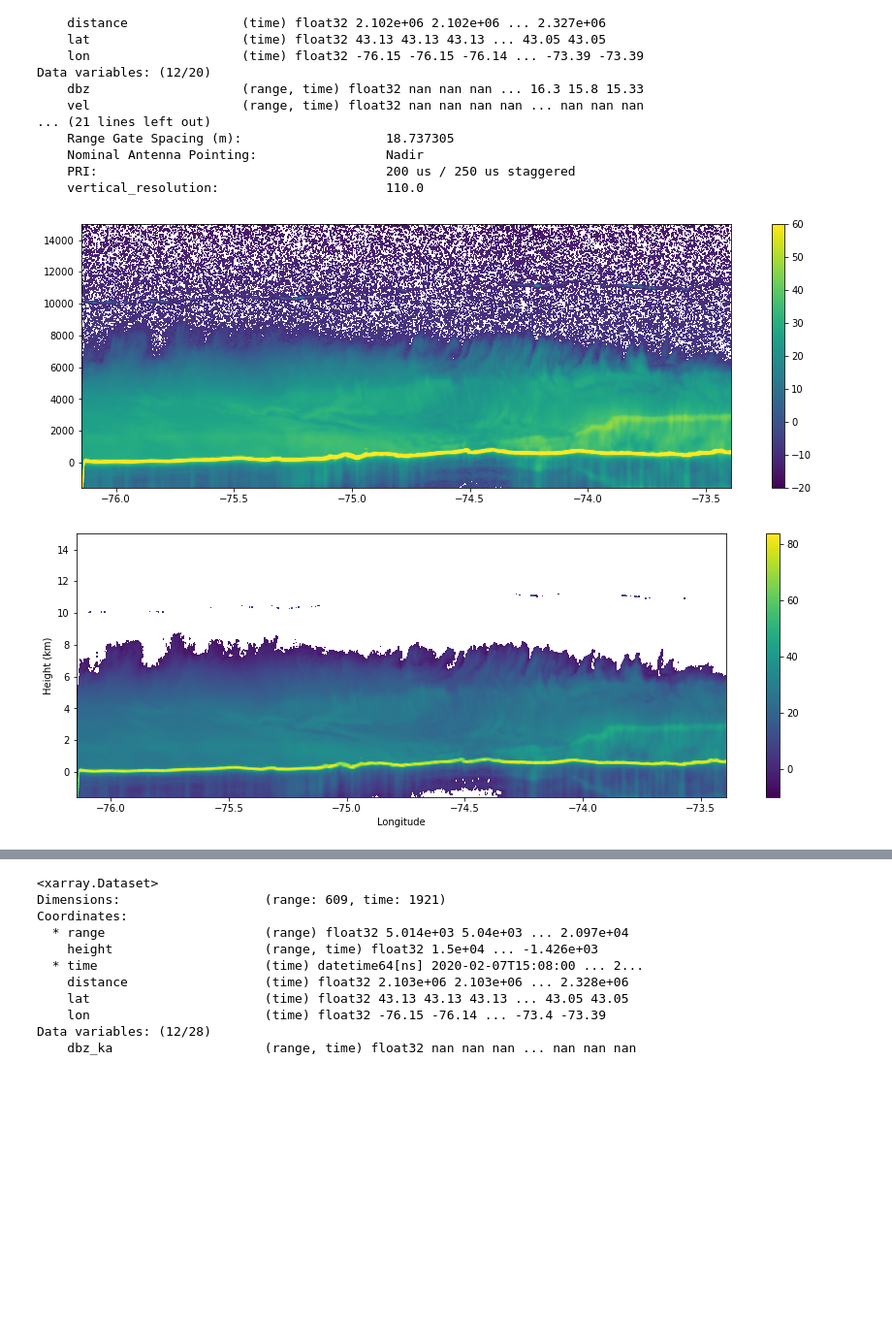
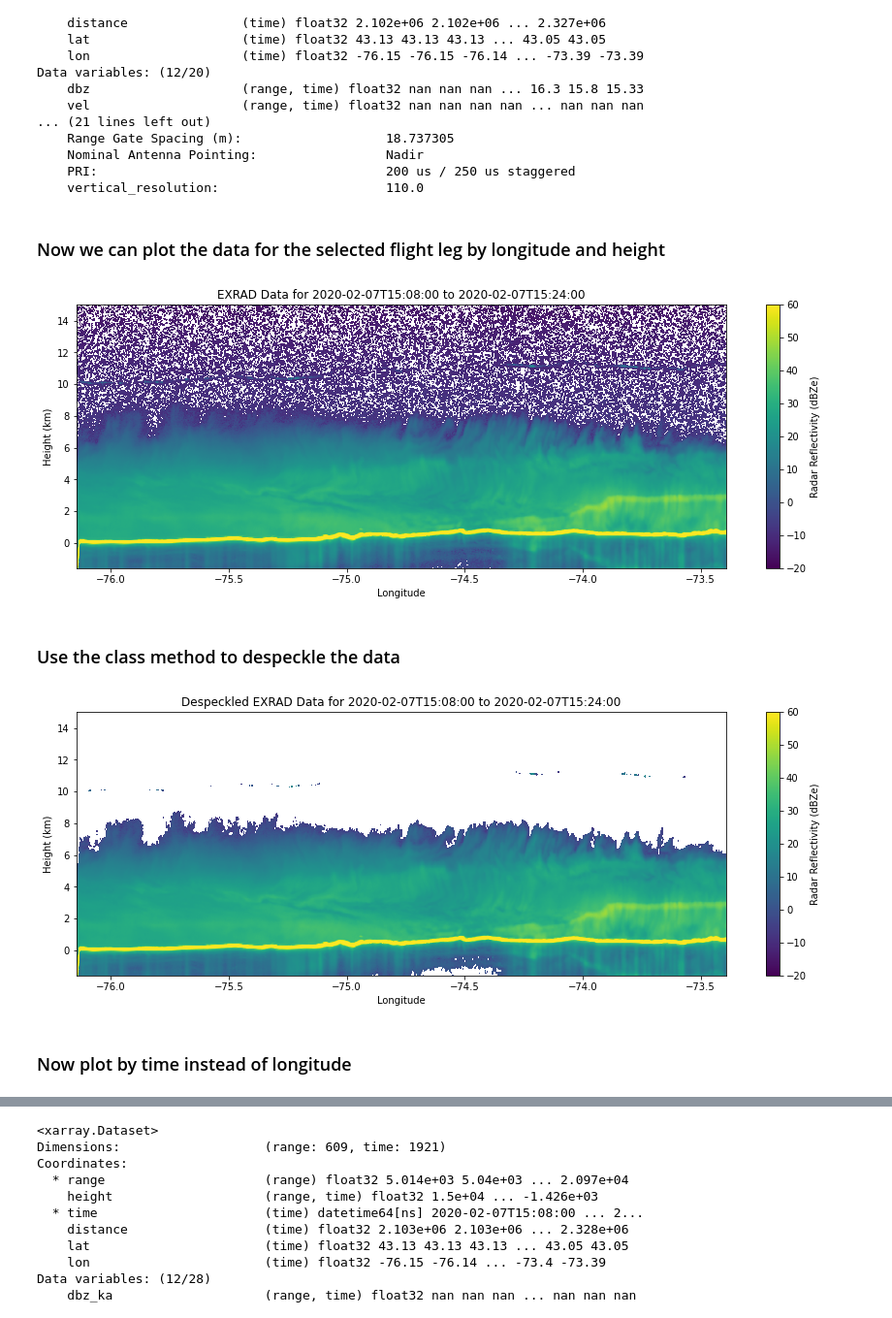
Before and after one commit to torimcd/impacts_tools, a Jupyter notebook: notebooks/examples/plot_radar_xsections.ipynb, the cells around one changed output, grey strips where cells are left out. Shown at 97% size. Saved outputs shown, nothing was run; the diff lists cells and outputs as text; code cells hidden in the pictures; blank space fills up the shorter version.

Commit message:
update radar plotting example notebook

```diff
--- a/notebooks/examples/plot_radar_xsections.ipynb
+++ b/notebooks/examples/plot_radar_xsections.ipynb
@@ -81,33 +74,42 @@ Data variables: (12/20)
     Nominal Antenna Pointing:                 Nadir
     PRI:                                      200 us / 250 us staggered
     vertical_resolution:                      110.0
+# %% [markdown]
+### Now we can plot the data for the selected flight leg by longitude and height
 # %%
-
-
 fig = plt.figure(figsize=(15,5))
 
-#help(plt.pcolormesh)
-plt.pcolormesh(exrad_leg1.data['lon'][:], exrad_leg1.data['height'][:,0], exrad_leg1.data['dbz'][:,:], vmin=-20, vmax=60, rasterized=True)
+plt.pcolormesh(exrad_leg1.data['lon'][:], exrad_leg1.data['height'][:,0]/1000, exrad_leg1.data['dbz'][:,:], vmin=-20, vmax=60, shading='nearest', rasterized=True)
 
-plt.colorbar()
+cbar = plt.colorbar()
+cbar.set_label('Radar Reflectivity (dBZe)')
+
+plt.title('EXRAD Data for ' + str(start_time) + ' to ' + str(end_time))
+plt.ylabel('Height (km)')
+plt.xlabel('Longitude')
 plt.show()
 # %% [output]
-[figure, old version]
+[figure, new version]
+# %% [markdown]
+### Use the class method to despeckle the data
 # %%
 dbz_clean = exrad_leg1.despeckle(exrad_leg1.data['dbz'], sigma=1)
 # %%
 fig = plt.figure(figsize=(15,5))
 
-#help(plt.pcolormesh)
-plt.pcolormesh(exrad_leg1.data['lon'][:], exrad_leg1.data['height'][:,0]/1000, dbz_clean[:,:], rasterized=True)
+plt.pcolormesh(exrad_leg1.data['lon'][:], exrad_leg1.data['height'][:,0]/1000, dbz_clean[:,:], vmin=-20, vmax=60,shading='nearest', rasterized=True)
 
-plt.colorbar()
+cbar = plt.colorbar()
+cbar.set_label('Radar Reflectivity (dBZe)')
 
+plt.title('Despeckled EXRAD Data for ' + str(start_time) + ' to ' + str(end_time))
+plt.ylabel('Height (km)')
 plt.xlabel('Longitude')
-plt.ylabel('Height (km)')
 plt.show()
 # %% [output]
-[figure, old version]
+[figure, new version]
+# %% [markdown]
+### Now plot by time instead of longitude
 # %%
 fig = plt.figure(figsize=(15,5))
 
```
Also changed, not shown: parts of 15 cells of this notebook.
